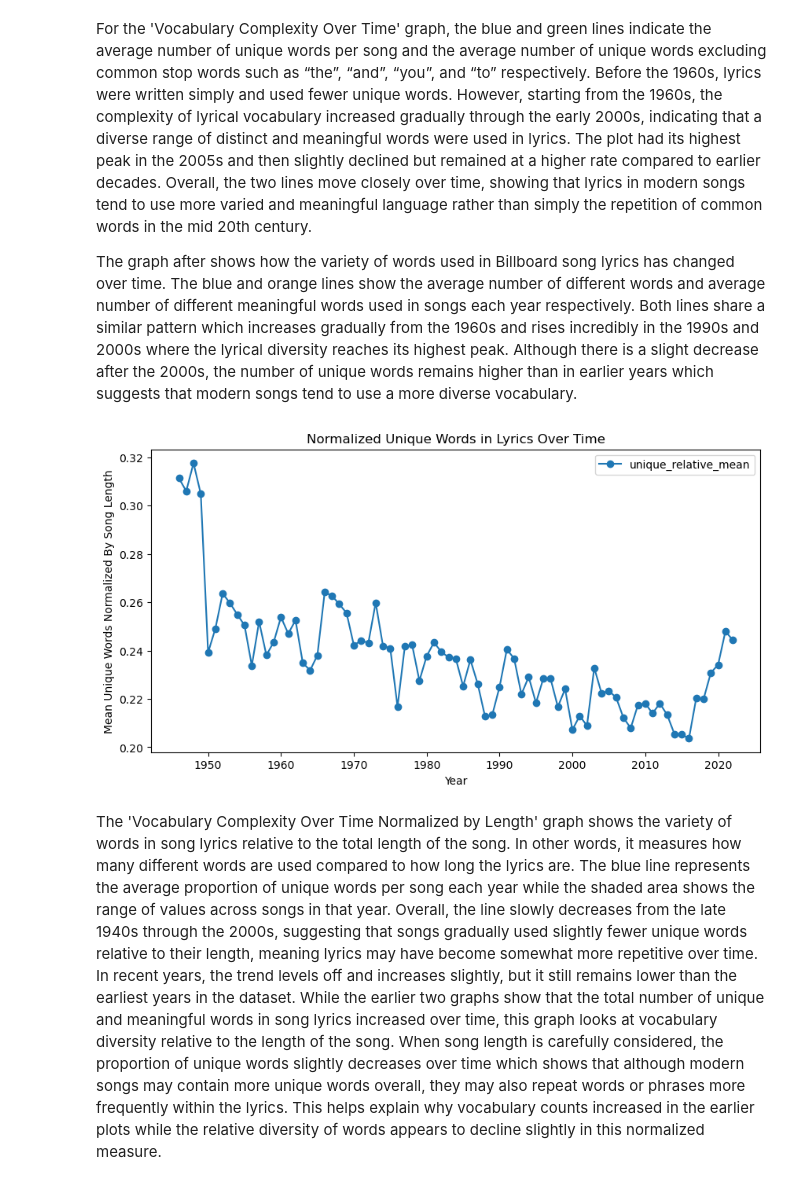
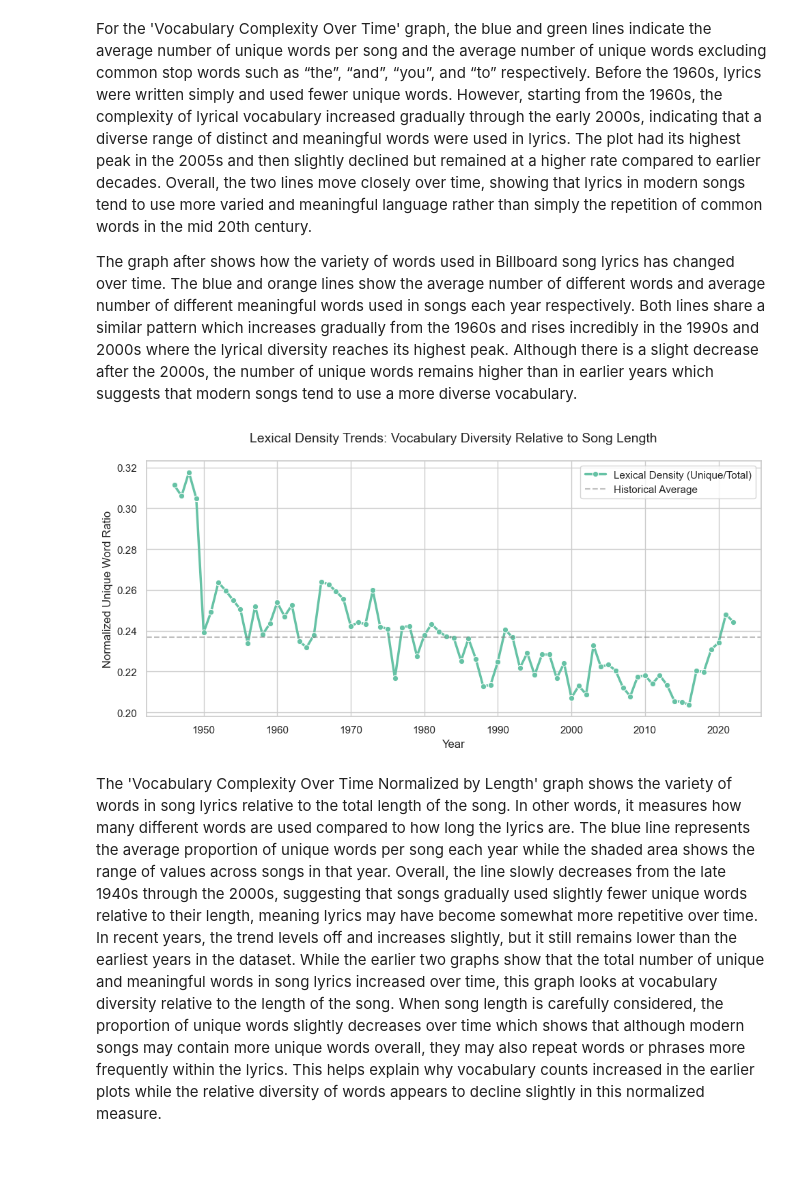
Before and after one commit to COGS108/Group104_WI26, a Jupyter notebook: 03-FinalProject.ipynb, the cells around one changed output. Cells and saved outputs as stored; diff of their text form; code cells hidden in the pictures; blank space fills up the shorter version.

```diff
--- a/03-FinalProject.ipynb
+++ b/03-FinalProject.ipynb
@@ -241,14 +227,32 @@ Before the 1960s, lyrics were written simply and used fewer unique words. Howeve
 
 
 The graph after shows how the variety of words used in Billboard song lyrics has changed over time. The blue and orange lines show the average number of different words and average number of different meaningful words used in songs each year respectively. Both lines share a similar pattern which increases gradually from the 1960s and rises incredibly in the 1990s and 2000s where the lyrical diversity reaches its highest peak. Although there is a slight decrease after the 2000s, the number of unique words remains higher than in earlier years which suggests that modern songs tend to use a more diverse vocabulary.
-# %%
-bb_lyrics.plot(x='year', y='unique_relative_mean', marker='o', figsize=(10, 5))
-plt.title('Normalized Unique Words in Lyrics Over Time')
-plt.xlabel('Year')
-plt.ylabel('Mean Unique Words Normalized By Song Length')
-plt.show()
-# %% [output]
-[figure, removed]
+# %%
+color_relative = palette[0]
+
+plt.figure(figsize=(10, 5))
+sns.lineplot(data=bb_lyrics,
+             x='year',
+             y='unique_relative_mean',
+             color=color_relative,
+             marker='o',
+             markersize=6,
+             linewidth=2.5,
+             label='Lexical Density (Unique/Total)')
+
+plt.title('Lexical Density Trends: Vocabulary Diversity Relative to Song Length',
+          fontsize=14, pad=20)
+plt.xlabel('Year', fontsize=12)
+plt.ylabel('Normalized Unique Word Ratio', fontsize=12)
+
+plt.axhline(bb_lyrics['unique_relative_mean'].mean(),
+            color='gray', linestyle='--', alpha=0.5, label='Historical Average')
+
+plt.legend(frameon=True)
+plt.tight_layout()
+plt.show()
+# %% [output]
+[figure, added]
 # %% [markdown]
 The 'Vocabulary Complexity Over Time Normalized by Length' graph shows the variety of words in song lyrics relative to the total length of the song. In other words, it measures how many different words are used compared to how long the lyrics are. The blue line represents the average proportion of unique words per song each year while the shaded area shows the range of values across songs in that year. Overall, the line slowly decreases from the late 1940s through the 2000s, suggesting that songs gradually used slightly fewer unique words relative to their length, meaning lyrics may have become somewhat more repetitive over time. In recent years, the trend levels off and increases slightly, but it still remains lower than the earliest years in the dataset.
 While the earlier two graphs show that the total number of unique and meaningful words in song lyrics increased over time, this graph looks at vocabulary diversity relative to the length of the song. When song length is carefully considered, the proportion of unique words slightly decreases over time which shows that although modern songs may contain more unique words overall, they may also repeat words or phrases more frequently within the lyrics. This helps explain why vocabulary counts increased in the earlier plots while the relative diversity of words appears to decline slightly in this normalized measure.
```
Also changed, not shown: parts of 15 cells of this notebook.
